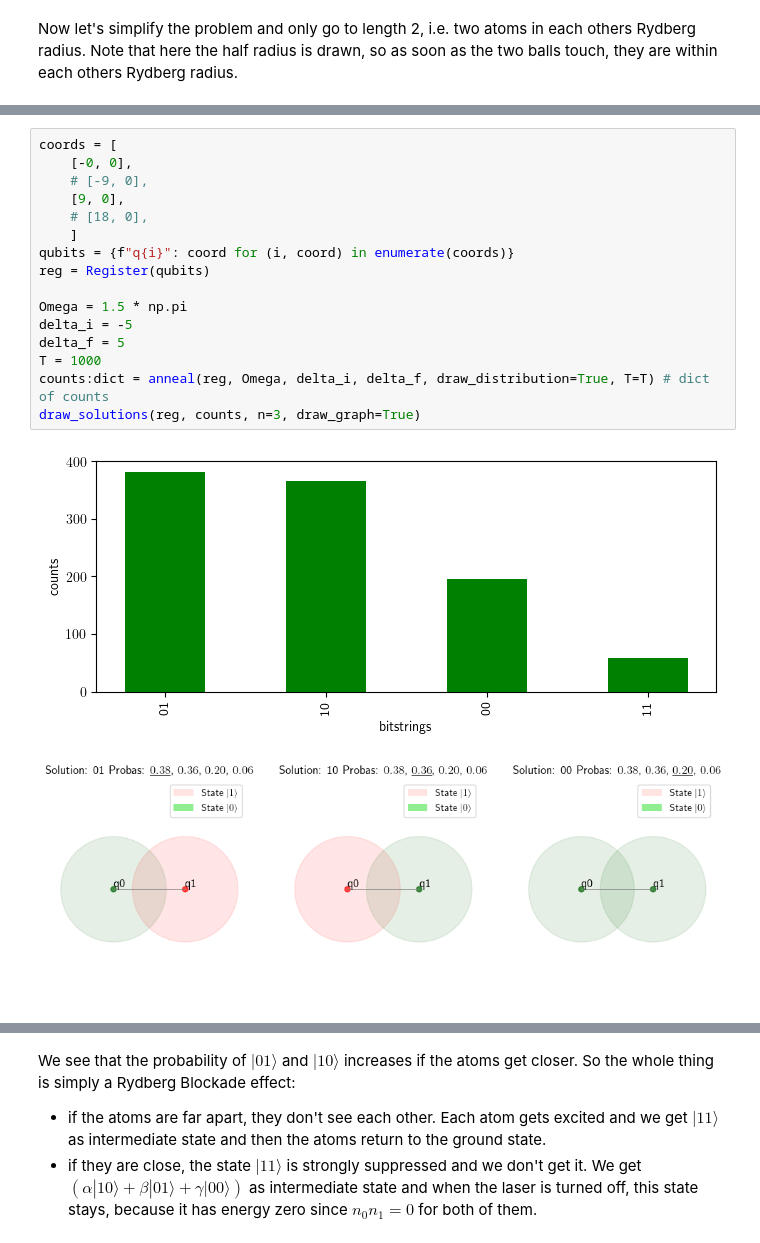
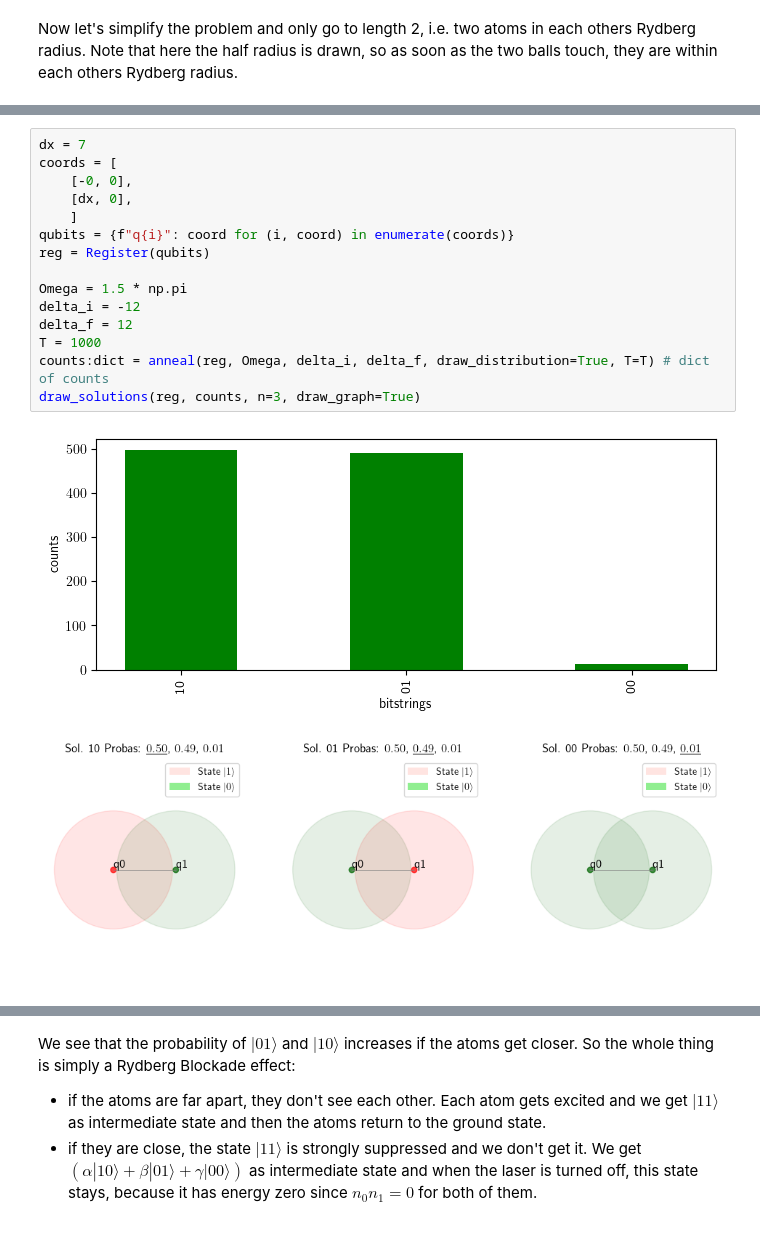
Before and after one commit to BoGGoG/PulserLearn, a Jupyter notebook: AlexQuestion.ipynb, the cells around one changed output, grey strips where cells are left out. Cells and saved outputs as stored; diff of their text form.

```diff
--- a/AlexQuestion.ipynb
+++ b/AlexQuestion.ipynb
@@ -135,19 +227,18 @@ draw_solutions(reg, counts, n=3, draw_graph=True)
 # %%
+dx = 7
 coords = [
     [-0, 0],
-    # [-9, 0],
-    [9, 0],
-    # [18, 0],
+    [dx, 0],
     ]
 qubits = {f"q{i}": coord for (i, coord) in enumerate(coords)}
 reg = Register(qubits)
 
 Omega = 1.5 * np.pi
-delta_i = -5
-delta_f = 5
+delta_i = -12
+delta_f = 12
 T = 1000
 counts:dict = anneal(reg, Omega, delta_i, delta_f, draw_distribution=True, T=T) # dict of counts
 draw_solutions(reg, counts, n=3, draw_graph=True)
 # %% [output]
-[figure, old version]
+[figure, new version]
-[figure, old version]
+[figure, new version]
```
Also changed, not shown: parts of 30 cells of this notebook, 1 other file.
